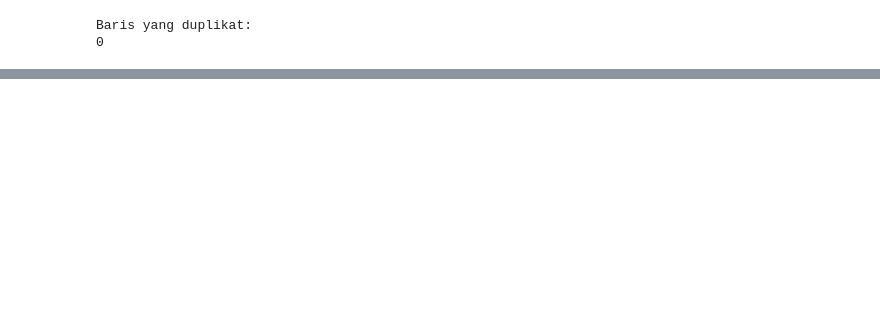
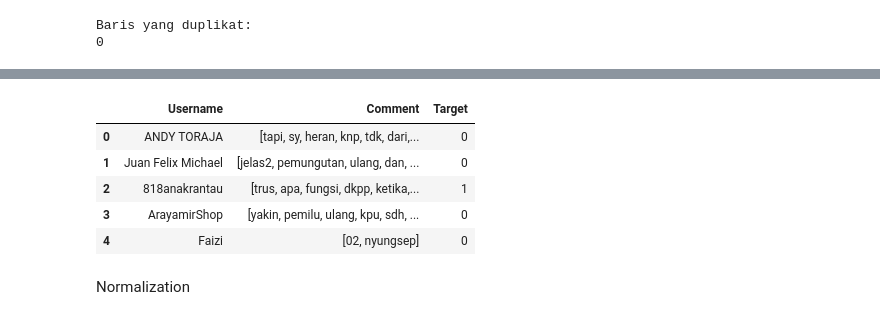
Before and after one commit to RasyadBima15/ML-Project-ICT-Scientific-Paper-GemastikXVII, a Jupyter notebook: ClassificationProject.ipynb, the cells around one changed output, grey strips where cells are left out. Drawn from its saved outputs; the diff is of its cells as text; code cells hidden in the pictures; blank space fills up the shorter version.

```diff
--- a/ClassificationProject.ipynb
+++ b/ClassificationProject.ipynb
@@ -23,0 +43,17 @@ df.shape
+# %%
+from nltk.tokenize import RegexpTokenizer
+tokenizer     = RegexpTokenizer(r'\w+')
+
+# Tokenize the comments
+df['Comment'] = df['Comment'].apply(lambda x: tokenizer.tokenize(x))
+# %%
+df.head()
+# %% [output]
+|  | Username | Comment | Target |
+| 0 | ANDY TORAJA | [tapi, sy, heran, knp, tdk, dari,... | 0 |
+| 1 | Juan Felix Michael | [jelas2, pemungutan, ulang, dan, ... | 0 |
+| 2 | 818anakrantau | [trus, apa, fungsi, dkpp, ketika,... | 1 |
+| 3 | ArayamirShop | [yakin, pemilu, ulang, kpu, sdh, ... | 0 |
+| 4 | Faizi | [02, nyungsep] | 0 |
+# %% [markdown]
+Normalization
```
Also changed, not shown: parts of 19 cells of this notebook, 2 other files.
